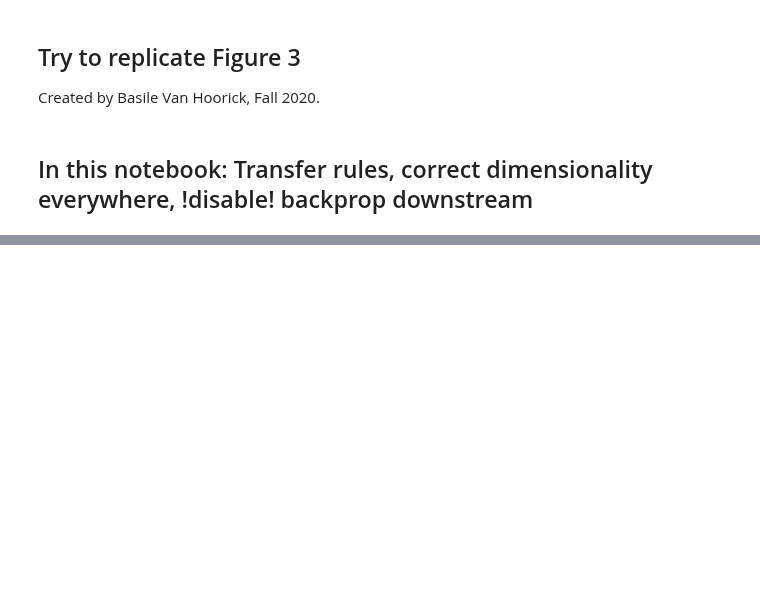
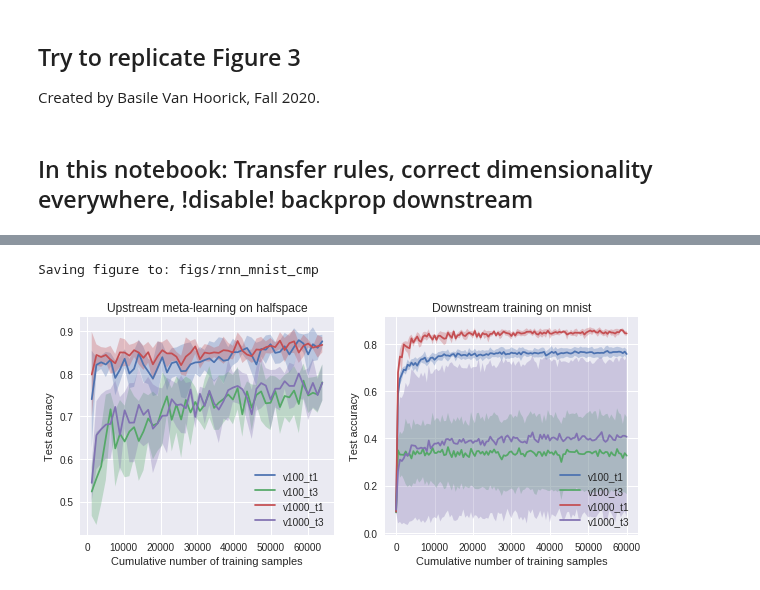
Before and after one commit to saykartik/assemblies, a Jupyter notebook: BrainNet/notebooks/RNN_mnist_transfer_hs16.ipynb, the cells around one changed output, grey strips where cells are left out. Cells and saved outputs as stored; diff of their text form; code cells hidden in the pictures; blank space fills up the shorter version.

```diff
--- a/BrainNet/notebooks/RNN_mnist_transfer_hs16.ipynb
+++ b/BrainNet/notebooks/RNN_mnist_transfer_hs16.ipynb
@@ -38,10 +38,11 @@ m_down = 10
 p = 0.5
 
 # Training config.
-num_runs = 1
+num_runs = 5
 num_rule_epochs = 50
 num_epochs_upstream = 1
 num_epochs_downstream = 1
+downstream_backprop = False
 dataset_up = 'halfspace'
 dataset_down = 'mnist'  # T=3 deviates from paper, should be relu, but not enough parameters specified :/
 # %% [markdown]
@@ -61,24 +62,24 @@ print('=====> v100_t1')
 stats_v100_t1_up, stats_v100_t1_down = evaluate_up_down(
     brain_v100_t1_up_fact, brain_v100_t1_down_fact,
     n_up, n_down, dataset_up=dataset_up, dataset_down=dataset_down,
-    downstream_backprop=False, num_runs=num_runs, num_rule_epochs=num_rule_epochs,
+    downstream_backprop=downstream_backprop, num_runs=num_runs, num_rule_epochs=num_rule_epochs,
     num_epochs_upstream=num_epochs_upstream, num_epochs_downstream=num_epochs_downstream)
 print('=====> v100_t3')
 stats_v100_t3_up, stats_v100_t3_down = evaluate_up_down(
     brain_v100_t3_up_fact, brain_v100_t3_down_fact,
     n_up, n_down, dataset_up=dataset_up, dataset_down=dataset_down,
-    downstream_backprop=False, num_runs=num_runs, num_rule_epochs=num_rule_epochs,
+    downstream_backprop=downstream_backprop, num_runs=num_runs, num_rule_epochs=num_rule_epochs,
     num_epochs_upstream=num_epochs_upstream, num_epochs_downstream=num_epochs_downstream)
 print('=====> v1000_t1')
 stats_v1000_t1_up, stats_v1000_t1_down = evaluate_up_down(
     brain_v100_t1_up_fact, brain_v1000_t1_down_fact,
     n_up, n_down, dataset_up=dataset_up, dataset_down=dataset_down,
-    downstream_backprop=False, num_runs=num_runs, num_rule_epochs=num_rule_epochs,
+    downstream_backprop=downstream_backprop, num_runs=num_runs, num_rule_epochs=num_rule_epochs,
     num_epochs_upstream=num_epochs_upstream, num_epochs_downstream=num_epochs_downstream)
 print('=====> v1000_t3')
 stats_v1000_t3_up, stats_v1000_t3_down = evaluate_up_down(
     brain_v100_t3_up_fact, brain_v1000_t3_down_fact,
     n_up, n_down, dataset_up=dataset_up, dataset_down=dataset_down,
-    downstream_backprop=False, num_runs=num_runs, num_rule_epochs=num_rule_epochs,
+    downstream_backprop=downstream_backprop, num_runs=num_runs, num_rule_epochs=num_rule_epochs,
     num_epochs_upstream=num_epochs_upstream, num_epochs_downstream=num_epochs_downstream)
 # %% [output]
@@ -152,0 +119,22 @@ RuntimeError: [enforce fail at CPUAllocator.cpp:65] . DefaultCPUAllocator: can't
+# %%
+# Aggregate stats.
+agg_stats_v100_t1_up = convert_multi_stats_uncertainty(stats_v100_t1_up)
+agg_stats_v100_t1_down = convert_multi_stats_uncertainty(stats_v100_t1_down)
+agg_stats_v100_t3_up = convert_multi_stats_uncertainty(stats_v100_t3_up)
+agg_stats_v100_t3_down = convert_multi_stats_uncertainty(stats_v100_t3_down)
+agg_stats_v1000_t1_up = convert_multi_stats_uncertainty(stats_v1000_t1_up)
+agg_stats_v1000_t1_down = convert_multi_stats_uncertainty(stats_v1000_t1_down)
+agg_stats_v1000_t3_up = convert_multi_stats_uncertainty(stats_v1000_t3_up)
+agg_stats_v1000_t3_down = convert_multi_stats_uncertainty(stats_v1000_t3_down)
+# %%
+# Plot to compare all.
+all_stats_up = [agg_stats_v100_t1_up, agg_stats_v100_t3_up, agg_stats_v1000_t1_up, agg_stats_v1000_t3_up]
+all_stats_down = [agg_stats_v100_t1_down, agg_stats_v100_t3_down, agg_stats_v1000_t1_down, agg_stats_v1000_t3_down]
+labels = ['v100_t1', 'v100_t3', 'v1000_t1', 'v1000_t3']
+plot_compare_models(all_stats_up, all_stats_down, labels,
+                    'Upstream meta-learning on ' + dataset_up,
+                    'Downstream training on ' + dataset_down,
+                    'figs/rnn_mnist_cmp')
+# %% [output]
+Saving figure to: figs/rnn_mnist_cmp
+[figure, added]
```
Also changed, not shown: parts of 1 cell of this notebook, 30 other files.
